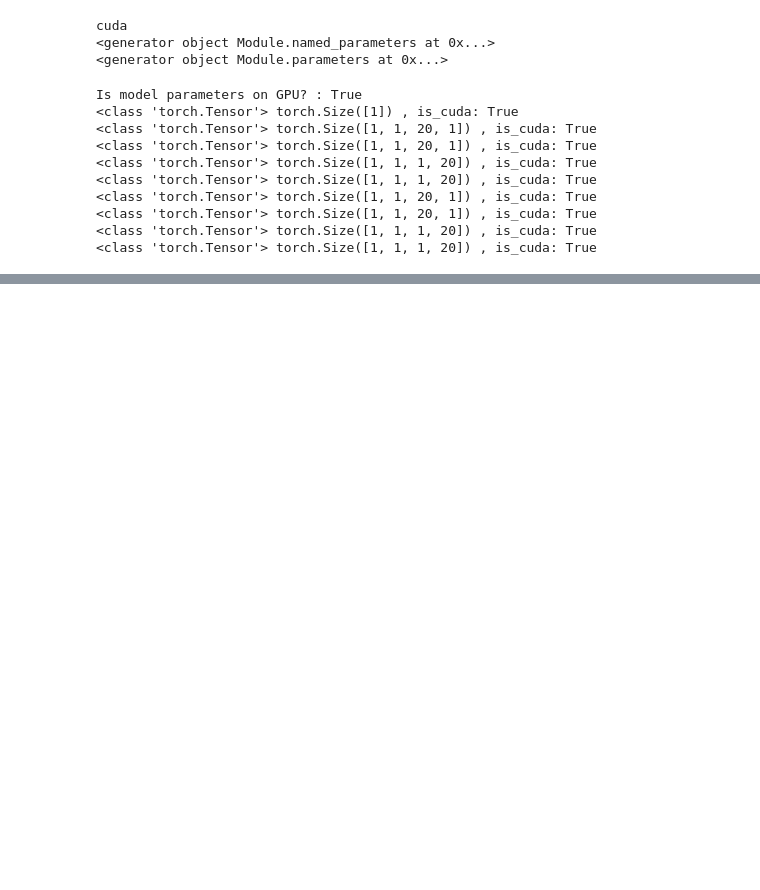
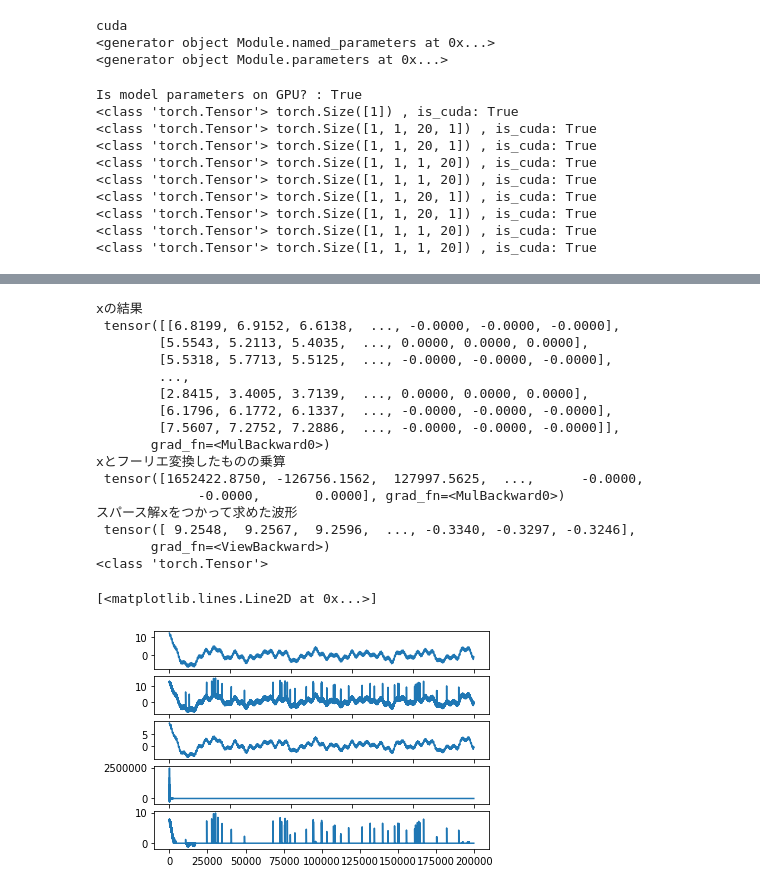
Before and after one commit to ymourilab/mouri, a Jupyter notebook: Untitled1.ipynb, the cells around one changed output, grey strips where cells are left out. Cells and saved outputs as stored; diff of their text form; code cells hidden in the pictures; blank space fills up the shorter version.

```diff
--- a/Untitled1.ipynb
+++ b/Untitled1.ipynb
@@ -63,7 +58,7 @@ import torch
 
 class uISTA(torch.nn.Module):
 
-    def __init__(self, num_unroll, l=3., scale=1., prox=None, wt=None, iwt=None):
+    def __init__(self, num_unroll, l=5., scale=1., prox=None, wt=None, iwt=None):
         super(uISTA, self).__init__()
         self.num_unroll = num_unroll #unroll回数
         #self.A = torch.nn.Parameter(torch.FloatTensor(A), requires_grad=True)#fhみたいなのに変更する
@@ -98,21 +93,22 @@ class uISTA(torch.nn.Module):
         #coeffs = self.dwt(b.reshape(1,1,1,-1))
         #w = self.w_softshrink(self.idwt(self.idwt(self.dwt(b.reshape(1,1,1,-1)))), theta)
         #w = torch.zeros(1,1,1,len(b[0]))
-        w = b
+        w = b.reshape(b.size()[0],1,1,-1)
         #print(x.size(),w.size())
         for i in range(self.num_unroll):
             #x = prox(x+A.T.dot(b-A.dot(x))*scale, theta) ISTAの繰り返し部分
             #x = soft(x + AT(b - Ax))scale
             #x = self.prox(x + (b - x.matmul(self.A.t())).mul_(self.scale).matmul(self.A), theta)
+            #x = self.prox(x + r.mul_(self.scale).matmul(self.A), theta)  r = b-Ax
+            #x = self.prox(x + At(r*scale), theta)
             #matmul A.t をdct,dwtに matmul Aをidct,idwtに
+            #x = self.prox(x + (b - self.tidct(self.tdct(x).mul_(self.scale))), theta)
             x = self.prox(x + (b - self.tidct(self.tdct(x).mul_(self.scale))), theta)
             print(i)
             #w = self.w_softshrink(w + (b.reshape(-1,1,1,b.size()[0]) - self.idwt(dwt(w).mul_(self.scale))), theta)
-            #w = self.w_softshrink(w + (b.reshape(1,1,1,-1) - self.idwt([[j.mul_(self.scale) for j in i[1]] for i in self.dwt(w)])), theta)
-            test = self.dwt(w)
             print('after f')
-            #w = self.w_softshrink(w + (b.reshape(1,1,1,-1) - self.idwt((self.dwt(w)[0].mul_(self.scale),[i.mul_(self.scale)for i in self.dwt(w)[1]]))), theta)
-            w = self.w_softshrink(w + (b.reshape(1,1,1,-1) - self.idwt((test[0].mul_(self.scale),[i.mul_(self.scale)for i in test[1]]))), theta)
+            #w = self.prox(w + (b.reshape(b.size()[0],1,1,-1) - self.idwt((self.dwt(w)[0].mul_(self.scale),[i.mul_(self.scale)for i in self.dwt(w)[1]]))), theta)
+            print("koeta")
         return x,w
 
     #関数AとATのかわり
@@ -128,8 +124,9 @@ class uISTA(torch.nn.Module):
     def idwt(self,x):
         return self.iwt((x[0],x[1]))
 
-    def w_softshrink(self,z,th):
-        return [self.prox(x,th) for x in z]
+#   こいつはダメ
+#    def w_softshrink(self,z,th):
+#        return [self.prox(x,th) for x in z]
 """
     #%% sign function compatible with complex values
     def sgn(z):
@@ -159,7 +156,7 @@ from time import time
 
 rng = np.random.RandomState(int(time()))
 
-n_samples = 200
+n_samples = 50
 #m, n = 512, 2048
 m, n = 256,1024
 #m, n = 2000, 4000
@@ -188,7 +185,7 @@ for sample in range(n_samples) :
     #y[sample] = y[sample] / y[sample].max()
     y_add_noise = y[sample] + torch.rand(data.size())
     for i in range(0,50):
-        y_add_noise[G[i]+10] = y_add_noise[G[i]+10] + 3
+        y_add_noise[G[i]+10] = y_add_noise[G[i]+10] + 10
 
     '''
     # add noise
@@ -250,21 +260,40 @@ IndexError: ignored
 [figure]
 # %%
-j = 198
+j = 49
 print("xの結果\n",model_out[0])
 print("xとフーリエ変換したものの乗算\n",tdct.dct(input_data[j]).mul(model_out[0][j]))
 print("スパース解xをつかって求めた波形\n",tdct.idct(tdct.dct(input_data[j]).mul(model_out[0][j]).div(model_out[0][j].max())))
 check = tdct.idct(tdct.dct(input_data[j]).mul(model_out[0][j]).div(model_out[0][j].max()))
 print(type(check))
 plt.subplot(5,1,1)
 plt.plot(data.cpu(),true[j].cpu())
 plt.subplot(5,1,2)
 plt.plot(data.cpu(),y_add_noise.cpu().detach().numpy())
 plt.subplot(5,1,3)
 plt.plot(data.cpu(),check.cpu().detach().numpy())
 plt.subplot(5,1,4)
 plt.plot(data.cpu(),tdct.dct(input_data[j]).mul(model_out[0][j]).cpu().detach().numpy())
 plt.subplot(5,1,5)
 plt.plot(torch.arange(0,len(data)).cpu(),model_out[0][j].cpu().detach().numpy())
+# %% [output]
+xの結果
+ tensor([[6.8199, 6.9152, 6.6138,  ..., -0.0000, -0.0000, -0.0000],
+        [5.5543, 5.2113, 5.4035,  ..., 0.0000, 0.0000, 0.0000],
+        [5.5318, 5.7713, 5.5125,  ..., -0.0000, -0.0000, -0.0000],
+        ...,
+        [2.8415, 3.4005, 3.7139,  ..., 0.0000, 0.0000, 0.0000],
+        [6.1796, 6.1772, 6.1337,  ..., -0.0000, -0.0000, -0.0000],
+        [7.5607, 7.2752, 7.2886,  ..., -0.0000, -0.0000, -0.0000]],
+       grad_fn=<MulBackward0>)
+xとフーリエ変換したものの乗算
+ tensor([1652422.8750, -126756.1562,  127997.5625,  ...,      -0.0000,
+             -0.0000,       0.0000], grad_fn=<MulBackward0>)
+スパース解xをつかって求めた波形
+ tensor([ 9.2548,  9.2567,  9.2596,  ..., -0.3340, -0.3297, -0.3246],
+       grad_fn=<ViewBackward>)
+<class 'torch.Tensor'>
+[<matplotlib.lines.Line2D at 0x...>]
+[figure, added]
 # %%
 wt = DWTForward(J=3,wave='db10',mode='zero')
 iwt = DWTInverse(wave='db10', mode='zero')
```
Also changed, not shown: parts of 8 cells of this notebook.
